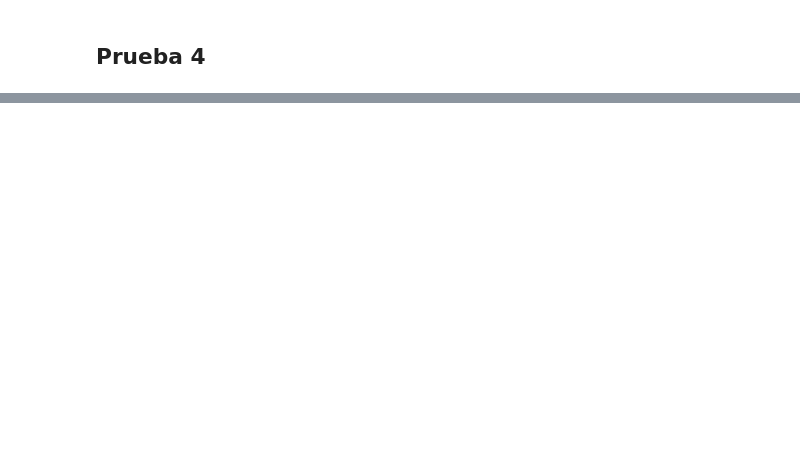
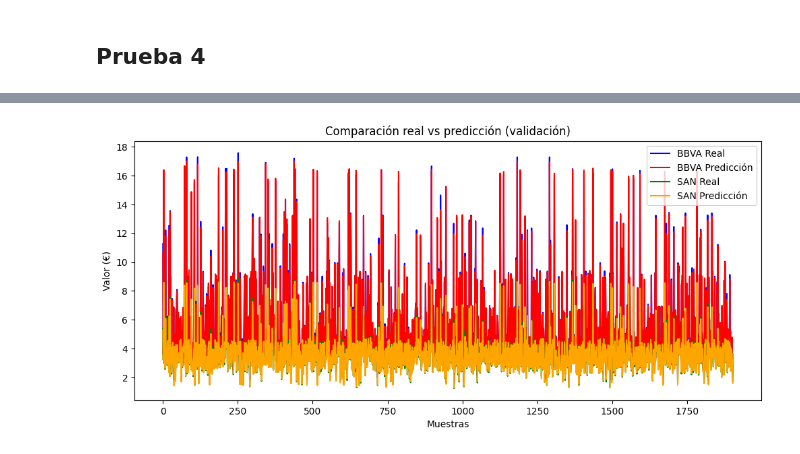
Before and after one commit to alejandromtnz/RNN-Prediccion_acciones, a Jupyter notebook: notebooks/RNN/fase7.ipynb, the cells around one changed output, grey strips where cells are left out. Cells and saved outputs as stored; diff of their text form; code cells hidden in the pictures; blank space fills up the shorter version.

```diff
--- a/notebooks/RNN/fase7.ipynb
+++ b/notebooks/RNN/fase7.ipynb
@@ -288,6 +287,12 @@ print("y_1.shape:", y_1.shape)  # (samples, 1, target_cols)
 print("\nMulti-step prediction (5 días):")
 print("X_5.shape:", X_5.shape)
 print("y_5.shape:", y_5.shape)
+
+# ------------------------------
+# Crear vector de fechas correspondiente a cada secuencia
+# ------------------------------
+dates_all_1 = data_scaled.index[lookback : len(data_scaled) - 1 + 1]  # para X_1, single-step
+dates_all_5 = data_scaled.index[lookback : len(data_scaled) - 5 + 1]  # para X_5, multi-step 5 días
 # %% [output]
 Single-step prediction:
 X_1.shape: (9520, 5, 24)
@@ -961,0 +1720,52 @@ LSTM_units128_drop0.2_bs32 - Best val_loss: 0.136722 en epoch 77
+# %%
+# ===============================
+# Predicción
+# ===============================
+y_pred = model.predict(X_val)  # shape: (samples, 2)
+
+# ------------------------------
+# INVERTIR ESCALADO PARA RECUPERAR PRECIOS REALES (€)
+# ------------------------------
+
+# Reentrenar un scaler solo con las columnas objetivo (BBVA y SAN)
+from sklearn.preprocessing import StandardScaler
+scaler_target = StandardScaler()
+scaler_target.fit(data_rnn[['BBVA.MC_Close', 'SAN.MC_Close']])
+
+# Invertir escalado de las predicciones y los valores reales
+y_val_inv  = scaler_target.inverse_transform(y_val)
+y_pred_inv = scaler_target.inverse_transform(y_pred)
+
+# -------------------------------
+# Crear DataFrames para Santander y BBVA usando valores invertidos
+# -------------------------------
+df_val_bbva = pd.DataFrame({
+    'date': dates_val,
+    'y_real': y_val_inv[:,0],  # BBVA
+    'y_pred': y_pred_inv[:,0]
+})
+
+df_val_san = pd.DataFrame({
+    'date': dates_val,
+    'y_real': y_val_inv[:,1],  # SAN
+    'y_pred': y_pred_inv[:,1]
+})
+
+# Agregar columna 'month' para series mensuales
+df_val_bbva['month'] = df_val_bbva['date'].dt.to_period('M')
+df_val_san['month'] = df_val_san['date'].dt.to_period('M')
+
+# ------------------------------
+# Gráfico general: Predicción vs Real (todo el periodo)
+# ------------------------------
+plt.figure(figsize=(12,5))
+plt.plot(df_val_bbva['y_real'], label='BBVA Real', color='blue')
+plt.plot(df_val_bbva['y_pred'], label='BBVA Predicción', color='red')
+plt.plot(df_val_san['y_real'], label='SAN Real', color='green')
+plt.plot(df_val_san['y_pred'], label='SAN Predicción', color='orange')
+plt.title('Comparación real vs predicción (validación)')
+plt.xlabel('Muestras')
+plt.ylabel('Valor (€)')
+plt.legend()
+plt.show()
+# %% [output]
@@ -961,0 +1773 @@ LSTM_units128_drop0.2_bs32 - Best val_loss: 0.136722 en epoch 77
+[figure, added]
```
Also changed, not shown: parts of 49 cells of this notebook, 3 other files.
